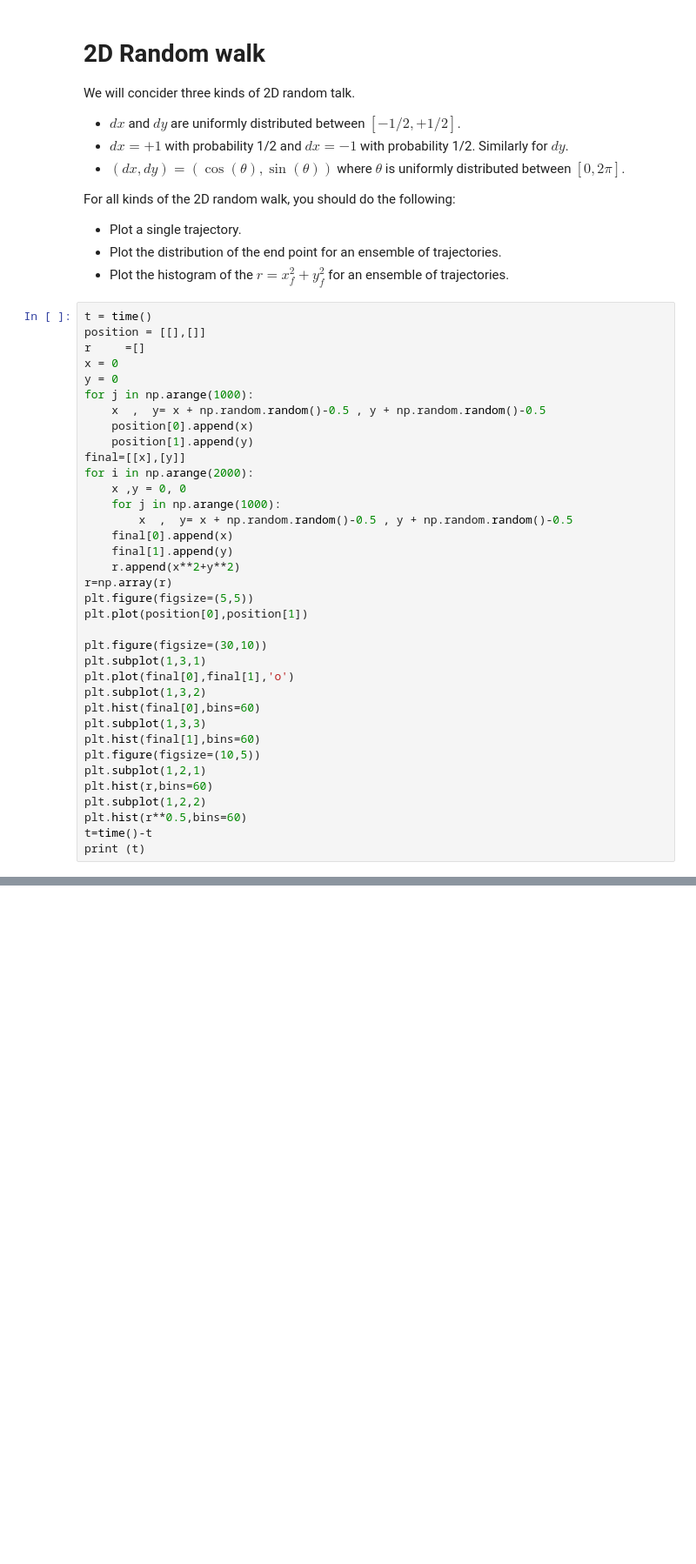
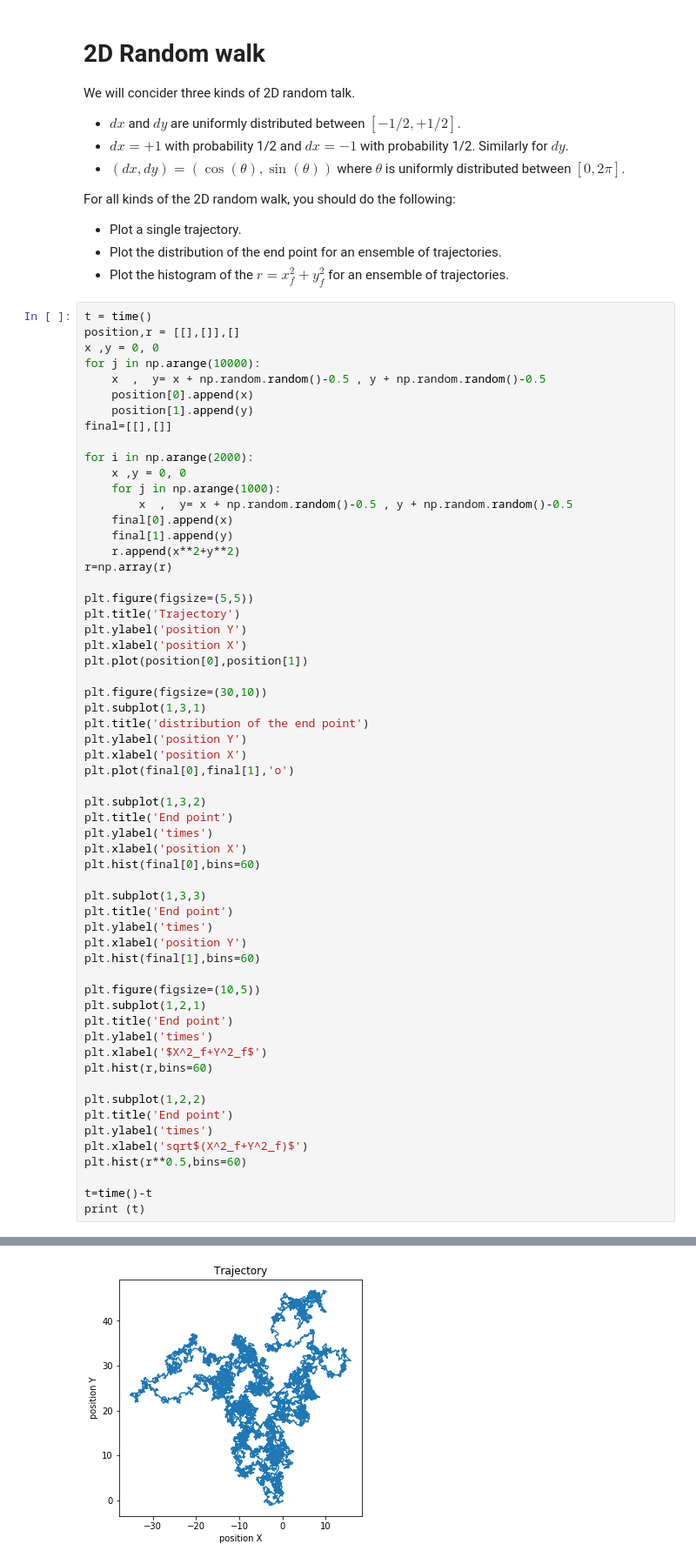
Before and after one commit to NTHU-Phys-Qubit/hw1-ZH022557, a Jupyter notebook: Problem-2.ipynb, the cells around one changed output, grey strips where cells are left out. Shown at 87% size. Drawn from its saved outputs; the diff is of its cells as text; blank space fills up the shorter version.

```diff
--- a/Problem-2.ipynb
+++ b/Problem-2.ipynb
@@ -16,15 +16,14 @@ For all kinds of the 2D random walk, you should do the following:
 * Plot the histogram of the $r=x^2_f+y^2_f$ for an ensemble of trajectories.
 # %%
 t = time()
-position = [[],[]]
-r     =[]
-x = 0
-y = 0
-for j in np.arange(1000):
+position,r = [[],[]],[]
+x ,y = 0, 0
+for j in np.arange(10000):
     x  ,  y= x + np.random.random()-0.5 , y + np.random.random()-0.5
     position[0].append(x)
     position[1].append(y)
-final=[[x],[y]]
+final=[[],[]]
+
 for i in np.arange(2000):
     x ,y = 0, 0
     for j in np.arange(1000):
@@ -33,20 +32,45 @@ for i in np.arange(2000):
     final[1].append(y)
     r.append(x**2+y**2)
 r=np.array(r)
+
 plt.figure(figsize=(5,5))
+plt.title('Trajectory')
+plt.ylabel('position Y')
+plt.xlabel('position X')
 plt.plot(position[0],position[1])
 
 plt.figure(figsize=(30,10))
 plt.subplot(1,3,1)
+plt.title('distribution of the end point')
+plt.ylabel('position Y')
+plt.xlabel('position X')
 plt.plot(final[0],final[1],'o')
+
 plt.subplot(1,3,2)
+plt.title('End point')
+plt.ylabel('times')
+plt.xlabel('position X')
 plt.hist(final[0],bins=60)
+
 plt.subplot(1,3,3)
+plt.title('End point')
+plt.ylabel('times')
+plt.xlabel('position Y')
 plt.hist(final[1],bins=60)
+
 plt.figure(figsize=(10,5))
 plt.subplot(1,2,1)
+plt.title('End point')
+plt.ylabel('times')
+plt.xlabel('$X^2_f+Y^2_f$')
 plt.hist(r,bins=60)
+
 plt.subplot(1,2,2)
+plt.title('End point')
+plt.ylabel('times')
+plt.xlabel('sqrt$(X^2_f+Y^2_f)$')
 plt.hist(r**0.5,bins=60)
+
 t=time()-t
 print (t)
+# %% [output]
@@ -52,0 +78 @@ print (t)
+[figure, added]
```
Also changed, not shown: parts of 3 cells of this notebook, 1 other file.
